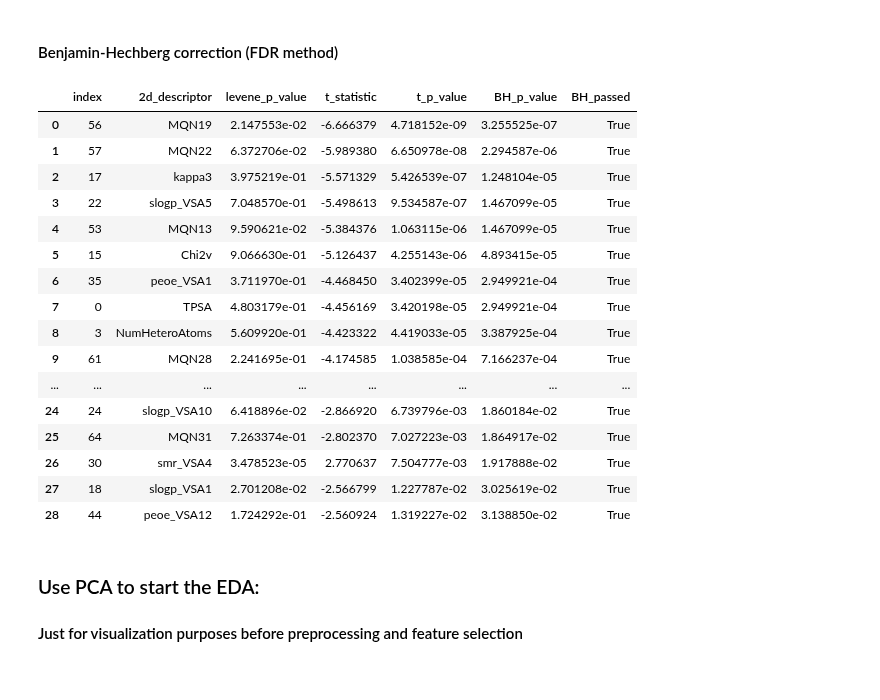
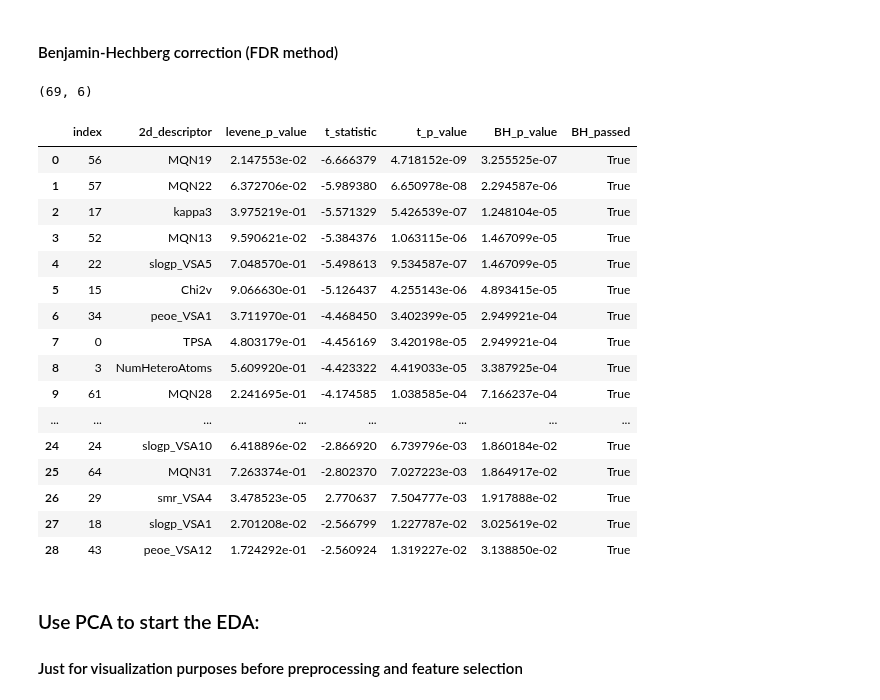
Before and after one commit to jRicciL/ERK2_notebooks, a Jupyter notebook: X_Reviewing_Fourches_work/7_2DRDKit_Analysis.ipynb, the cells around one changed output. Saved outputs shown, nothing was run; the diff lists cells and outputs as text; code cells hidden in the pictures.

```diff
--- a/X_Reviewing_Fourches_work/7_2DRDKit_Analysis.ipynb
+++ b/X_Reviewing_Fourches_work/7_2DRDKit_Analysis.ipynb
@@ -59,8 +59,6 @@ memory usage: 111.9+ KB
 # %%
 rdk2d_knime = pd.read_csv('knime/2d_rdki_knime.csv')
-rdk2d_knime['Filename'] = rdk2d_knime['Filename'].apply(lambda x: x.split('.')[0])
-rdk2d_knime = rdk2d_knime.set_index('Filename')
-rdk2d_knime = rdk2d_knime.iloc[:, 6:]
+rdk2d_knime = rdk2d_knime.set_index('row ID')
 # Reorder by pki values
 rdk2d_knime = rdk2d_knime.reindex(df_rdkit_all.index)
 # %%
@@ -466,26 +470,29 @@ hb = multipletests(df_2drkit_significance['t_p_value'], alpha=0.05,
 
 df_2drkit_significance['BH_p_value'] = hb[1]
 df_2drkit_significance['BH_passed'] = hb[0]
+df_2drkit_significance.shape
+# %% [output]
+(69, 6)
 # %%
-df_2drkit_significance[df_2drkit_significance.BH_passed == True].sort_values('t_p_value').reset_index()
+df_2drkit_significance[df_2drkit_significance.BH_passed == True].sort_values('BH_p_value').reset_index()
 # %% [output]
 |  | index | 2d_descriptor | levene_p_value | t_statistic | t_p_value | BH_p_value | BH_passed |
 | 0 | 56 | MQN19 | 2.147553e-02 | -6.666379 | 4.718152e-09 | 3.255525e-07 | True |
 | 1 | 57 | MQN22 | 6.372706e-02 | -5.989380 | 6.650978e-08 | 2.294587e-06 | True |
 | 2 | 17 | kappa3 | 3.975219e-01 | -5.571329 | 5.426539e-07 | 1.248104e-05 | True |
-| 3 | 22 | slogp_VSA5 | 7.048570e-01 | -5.498613 | 9.534587e-07 | 1.467099e-05 | True |
-| 4 | 53 | MQN13 | 9.590621e-02 | -5.384376 | 1.063115e-06 | 1.467099e-05 | True |
+| 3 | 52 | MQN13 | 9.590621e-02 | -5.384376 | 1.063115e-06 | 1.467099e-05 | True |
+| 4 | 22 | slogp_VSA5 | 7.048570e-01 | -5.498613 | 9.534587e-07 | 1.467099e-05 | True |
 | 5 | 15 | Chi2v | 9.066630e-01 | -5.126437 | 4.255143e-06 | 4.893415e-05 | True |
-| 6 | 35 | peoe_VSA1 | 3.711970e-01 | -4.468450 | 3.402399e-05 | 2.949921e-04 | True |
+| 6 | 34 | peoe_VSA1 | 3.711970e-01 | -4.468450 | 3.402399e-05 | 2.949921e-04 | True |
 | 7 | 0 | TPSA | 4.803179e-01 | -4.456169 | 3.420198e-05 | 2.949921e-04 | True |
 | 8 | 3 | NumHeteroAtoms | 5.609920e-01 | -4.423322 | 4.419033e-05 | 3.387925e-04 | True |
 | 9 | 61 | MQN28 | 2.241695e-01 | -4.174585 | 1.038585e-04 | 7.166237e-04 | True |
 | ... | ... | ... | ... | ... | ... | ... | ... |
 | 24 | 24 | slogp_VSA10 | 6.418896e-02 | -2.866920 | 6.739796e-03 | 1.860184e-02 | True |
 | 25 | 64 | MQN31 | 7.263374e-01 | -2.802370 | 7.027223e-03 | 1.864917e-02 | True |
-| 26 | 30 | smr_VSA4 | 3.478523e-05 | 2.770637 | 7.504777e-03 | 1.917888e-02 | True |
+| 26 | 29 | smr_VSA4 | 3.478523e-05 | 2.770637 | 7.504777e-03 | 1.917888e-02 | True |
 | 27 | 18 | slogp_VSA1 | 2.701208e-02 | -2.566799 | 1.227787e-02 | 3.025619e-02 | True |
-| 28 | 44 | peoe_VSA12 | 1.724292e-01 | -2.560924 | 1.319227e-02 | 3.138850e-02 | True |
+| 28 | 43 | peoe_VSA12 | 1.724292e-01 | -2.560924 | 1.319227e-02 | 3.138850e-02 | True |
 # %% [markdown]
 ### Use PCA to start the EDA:
 #### Just for visualization purposes before preprocessing and feature selection
```
Also changed, not shown: parts of 13 cells of this notebook.
